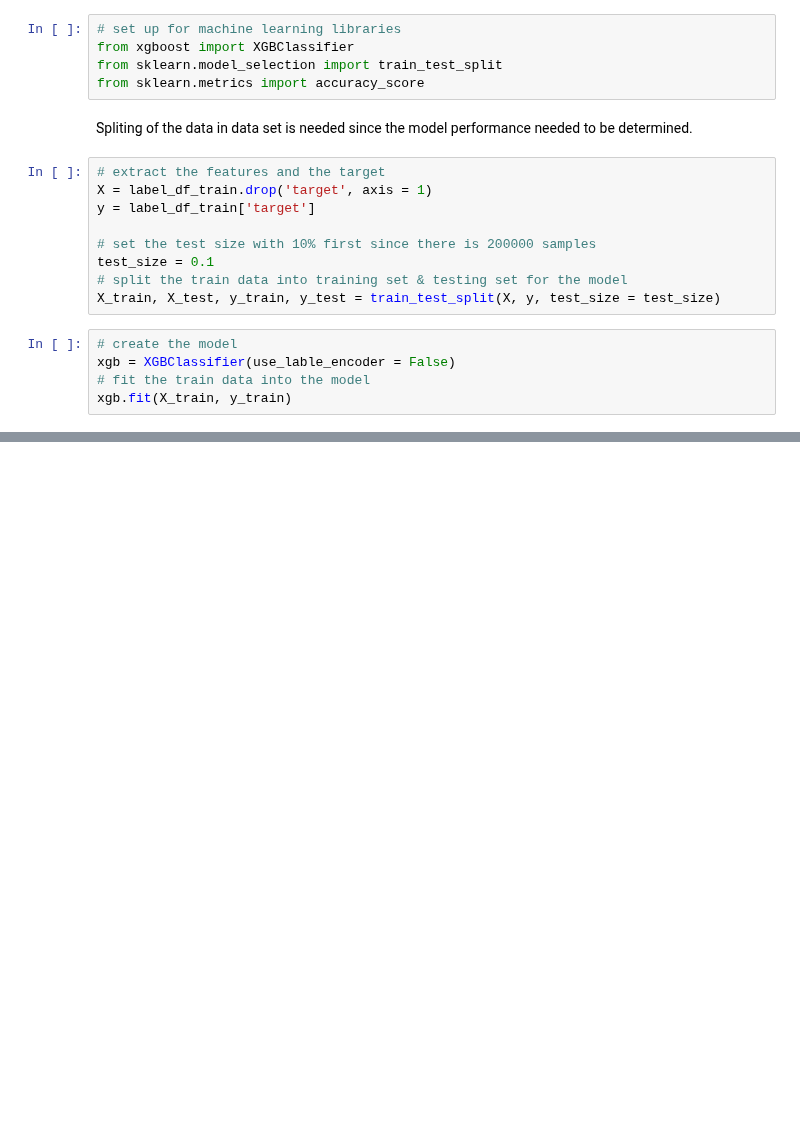
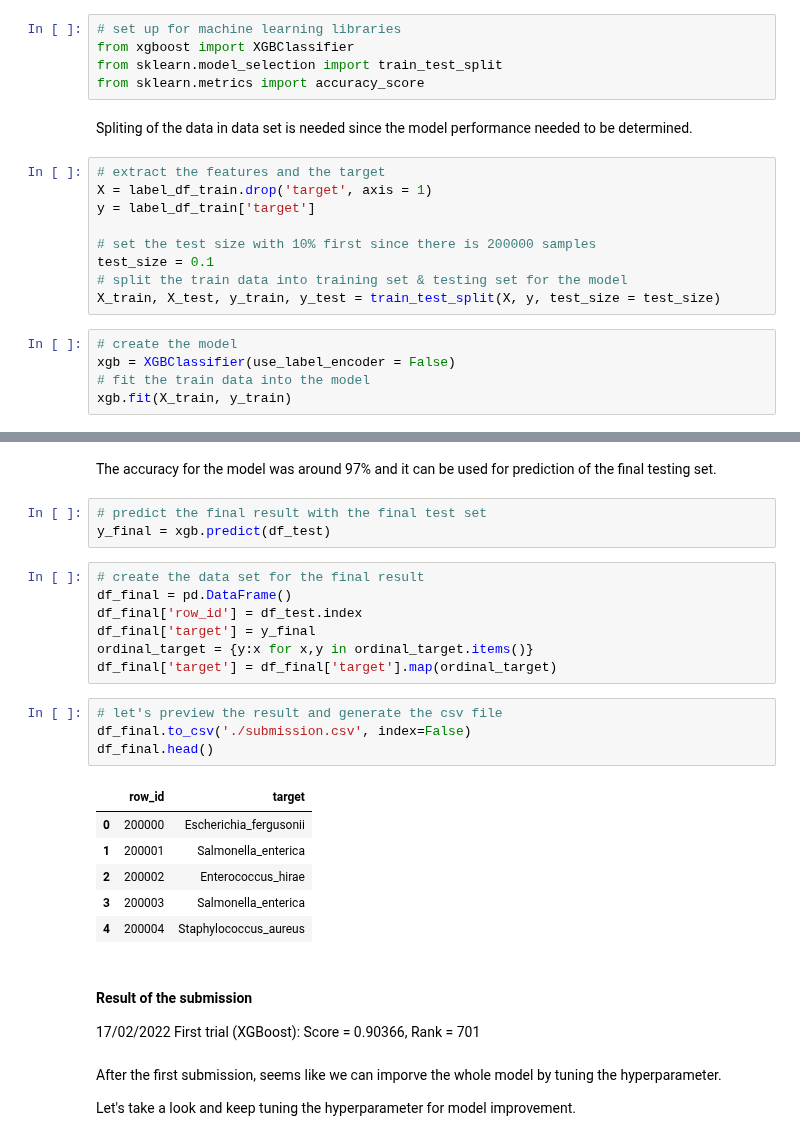
Before and after one commit to dcrowTMH/tabular_playground_series_feb_2022, a Jupyter notebook: tabular_playground_series_feb_2022-XGBoost.ipynb, the cells around one changed output, grey strips where cells are left out. Saved outputs shown, nothing was run; the diff lists cells and outputs as text; blank space fills up the shorter version.

Commit message:
17022022 First XGB result done and restore the missing part

```diff
--- a/tabular_playground_series_feb_2022-XGBoost.ipynb
+++ b/tabular_playground_series_feb_2022-XGBoost.ipynb
@@ -196,7 +196,7 @@ test_size = 0.1
 X_train, X_test, y_train, y_test = train_test_split(X, y, test_size = test_size)
 # %%
 # create the model
-xgb = XGBClassifier(use_lable_encoder = False)
+xgb = XGBClassifier(use_label_encoder = False)
 # fit the train data into the model
 xgb.fit(X_train, y_train)
 # %% [output]
@@ -212,0 +224,31 @@ KeyboardInterrupt:
+# %% [markdown]
+The accuracy for the model was around 97% and it can be used for prediction of the final testing set.
+# %%
+# predict the final result with the final test set
+y_final = xgb.predict(df_test)
+# %%
+# create the data set for the final result
+df_final = pd.DataFrame()
+df_final['row_id'] = df_test.index
+df_final['target'] = y_final
+ordinal_target = {y:x for x,y in ordinal_target.items()}
+df_final['target'] = df_final['target'].map(ordinal_target)
+# %%
+# let's preview the result and generate the csv file
+df_final.to_csv('./submission.csv', index=False)
+df_final.head()
+# %% [output]
+|  | row_id | target |
+| 0 | 200000 | Escherichia_fergusonii |
+| 1 | 200001 | Salmonella_enterica |
+| 2 | 200002 | Enterococcus_hirae |
+| 3 | 200003 | Salmonella_enterica |
+| 4 | 200004 | Staphylococcus_aureus |
+# %% [markdown]
+#### Result of the submission
+
+17/02/2022 First trial (XGBoost): Score = 0.90366, Rank = 701
+# %% [markdown]
+After the first submission, seems like we can imporve the whole model by tuning the hyperparameter.
+
+Let's take a look and keep tuning the hyperparameter for model improvement.
```
Also changed, not shown: parts of 3 cells of this notebook.
